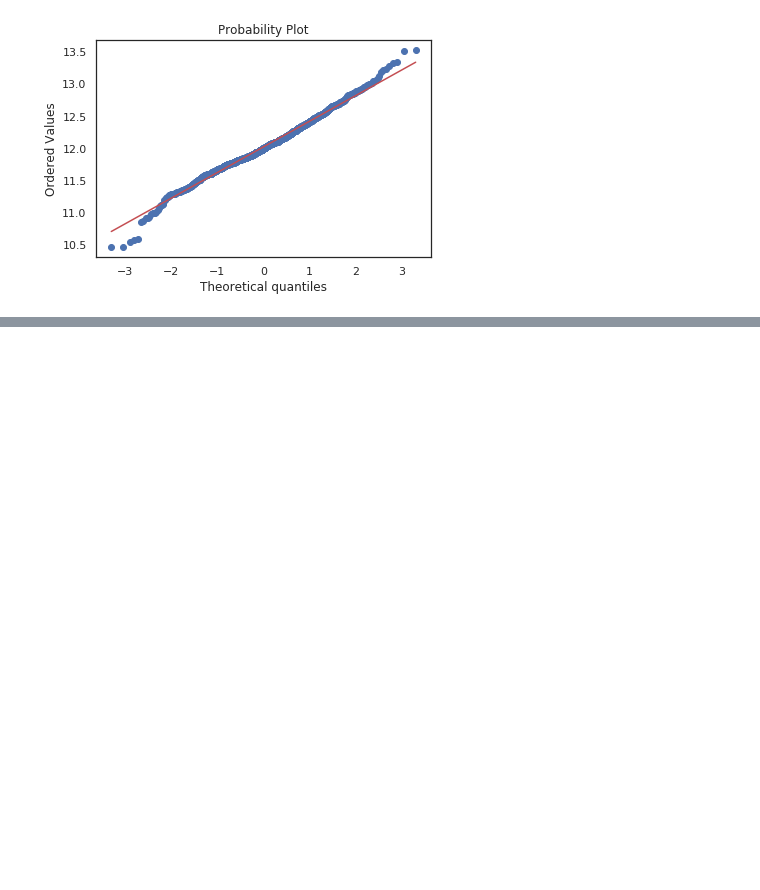
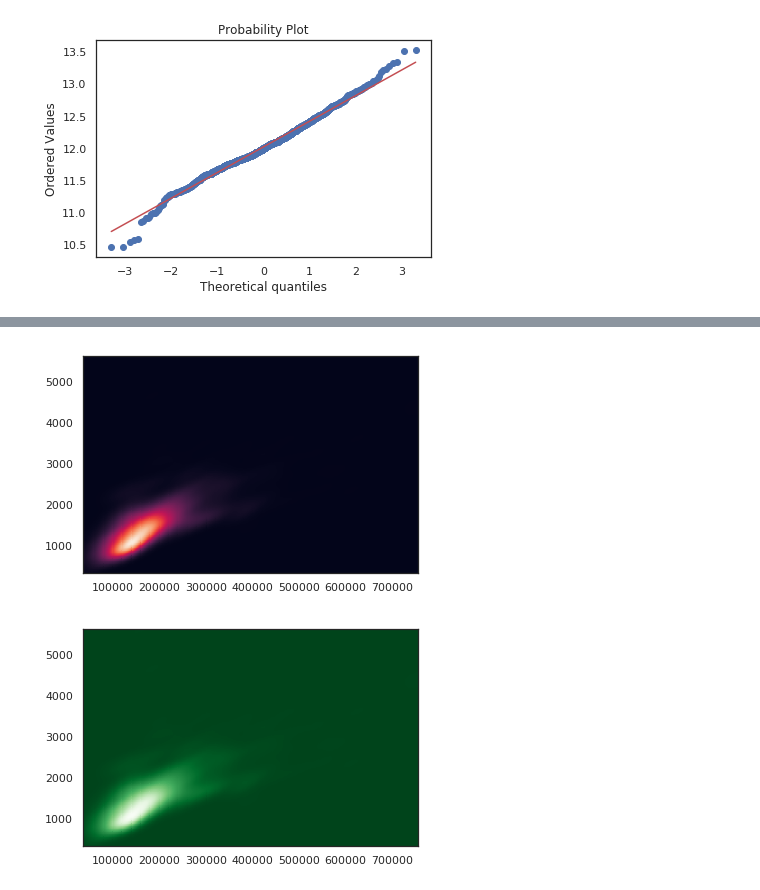
Before and after one commit to evolsidog/Kaggle-Funny, a Jupyter notebook: house-prices-advanced-regression-techniques/EDA_V0.ipynb, the cells around one changed output, grey strips where cells are left out. Cells and saved outputs as stored; diff of their text form; code cells hidden in the pictures; blank space fills up the shorter version.

```diff
--- a/house-prices-advanced-regression-techniques/EDA_V0.ipynb
+++ b/house-prices-advanced-regression-techniques/EDA_V0.ipynb
@@ -134,0 +172,18 @@ plt.show()
+# %%
+nbins=300
+x = train_df['SalePrice']
+y = train_df['GrLivArea']
+k = kde.gaussian_kde([x, y])
+xi, yi = np.mgrid[x.min():x.max():nbins*1j, y.min():y.max():nbins*1j]
+zi = k(np.vstack([xi.flatten(), yi.flatten()]))
+
+# Make the plot
+plt.pcolormesh(xi, yi, zi.reshape(xi.shape))
+plt.show()
+
+# Change color palette
+plt.pcolormesh(xi, yi, zi.reshape(xi.shape), cmap=plt.cm.Greens_r)
+plt.show()
+# %% [output]
+[figure, added]
+[figure, added]
```
Also changed, not shown: parts of 13 cells of this notebook.
